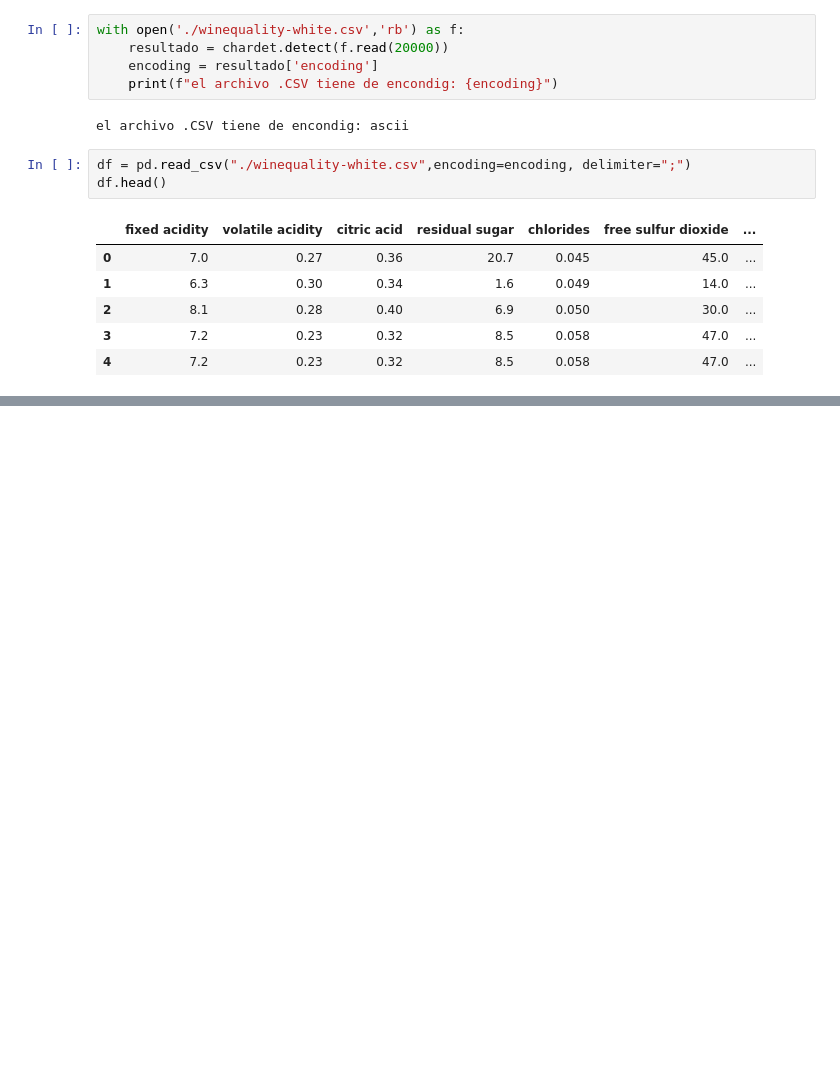
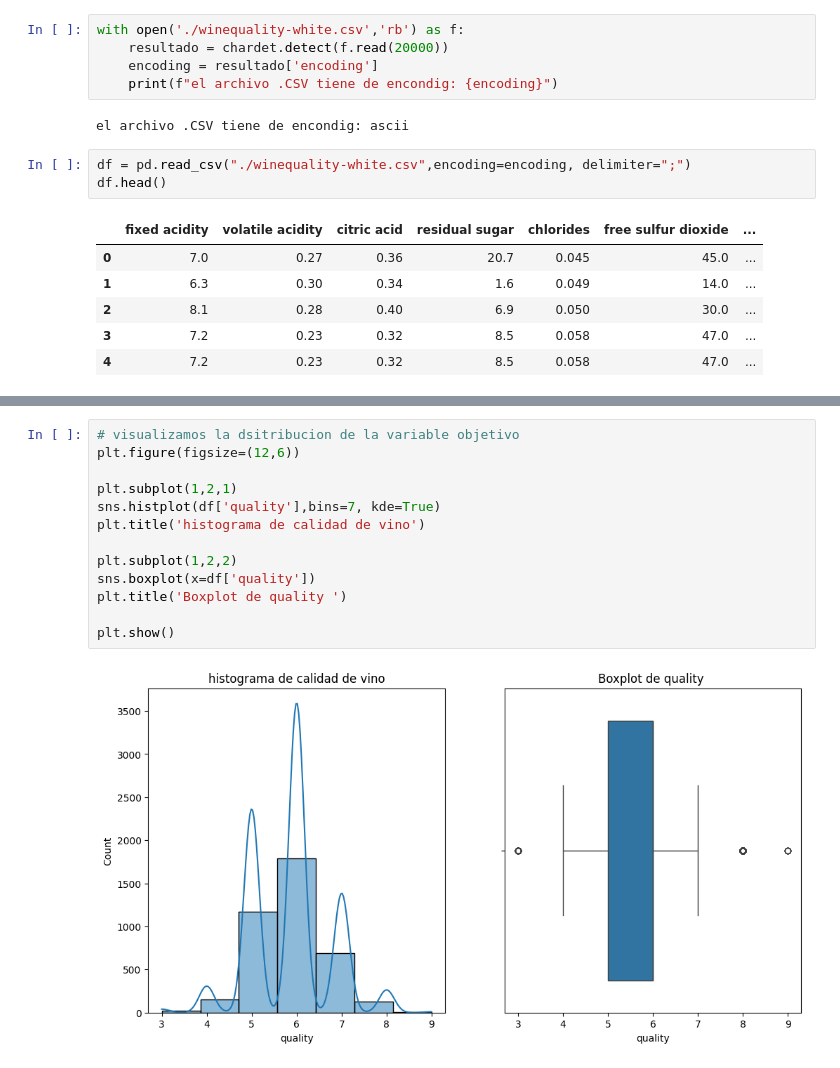
Before and after one commit to JGIOVANNIE/Cancer_reg_lineal, a Jupyter notebook: white-wine-quality.ipynb, the cells around one changed output, grey strips where cells are left out. Cells and saved outputs as stored; diff of their text form; blank space fills up the shorter version.

```diff
--- a/white-wine-quality.ipynb
+++ b/white-wine-quality.ipynb
@@ -29,0 +160,15 @@ df.head()
+# %%
+# visualizamos la dsitribucion de la variable objetivo
+plt.figure(figsize=(12,6))
+
+plt.subplot(1,2,1)
+sns.histplot(df['quality'],bins=7, kde=True)
+plt.title('histograma de calidad de vino')
+
+plt.subplot(1,2,2)
+sns.boxplot(x=df['quality'])
+plt.title('Boxplot de quality ')
+
+plt.show()
+# %% [output]
+[figure, added]
```
Also changed, not shown: parts of 43 cells of this notebook, 1 other file.
